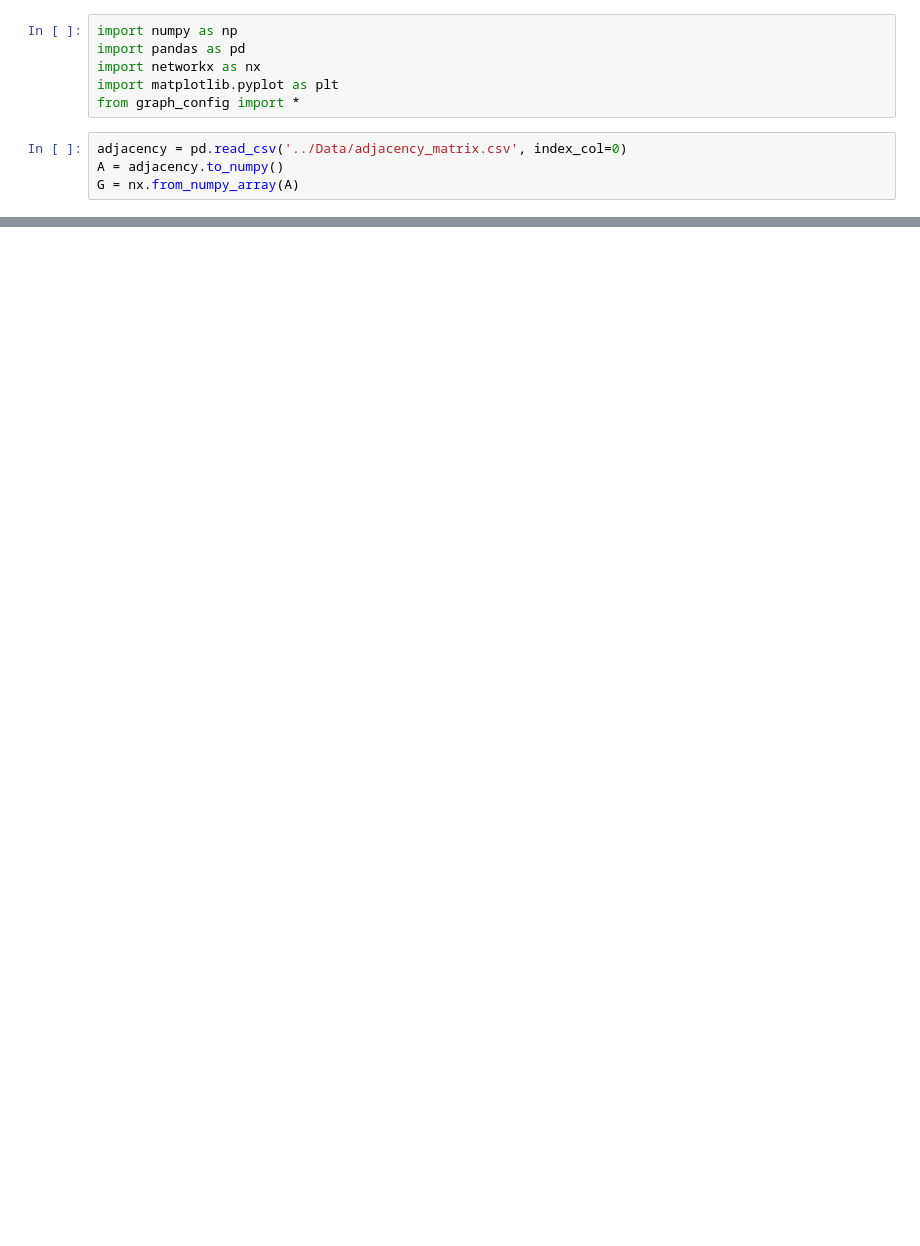
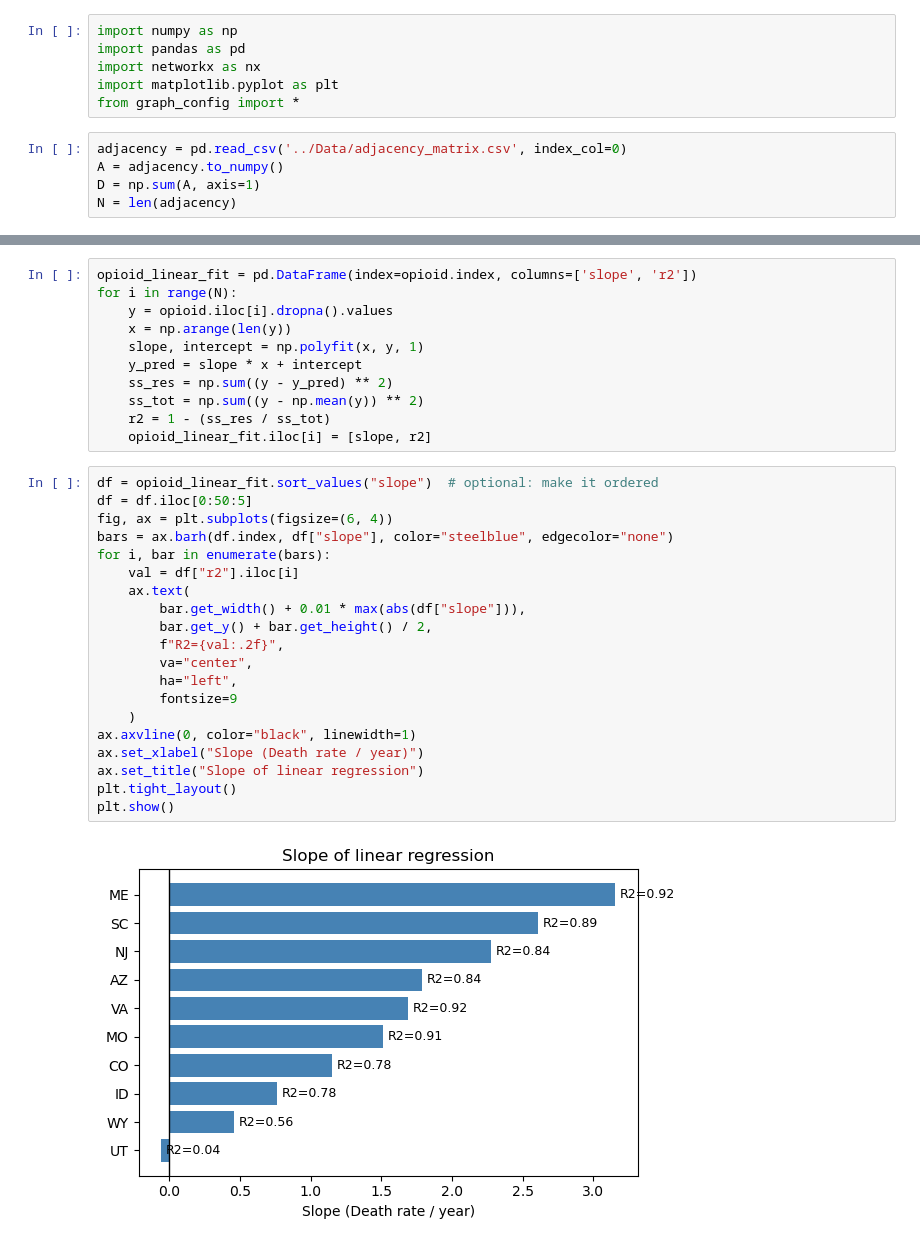
Before and after one commit to SiqiLiu-Math/OpioidGeography, a Jupyter notebook: Model/plot_data.ipynb, the cells around one changed output, grey strips where cells are left out. Cells and saved outputs as stored; diff of their text form; blank space fills up the shorter version.

```diff
--- a/Model/plot_data.ipynb
+++ b/Model/plot_data.ipynb
@@ -7,5 +7,6 @@ from graph_config import *
 # %%
 adjacency = pd.read_csv('../Data/adjacency_matrix.csv', index_col=0)
 A = adjacency.to_numpy()
-G = nx.from_numpy_array(A)
+D = np.sum(A, axis=1)
+N = len(adjacency)
 # %%
@@ -15,0 +31,33 @@ plt.show()
+# %%
+opioid_linear_fit = pd.DataFrame(index=opioid.index, columns=['slope', 'r2'])
+for i in range(N):
+    y = opioid.iloc[i].dropna().values
+    x = np.arange(len(y))
+    slope, intercept = np.polyfit(x, y, 1)
+    y_pred = slope * x + intercept
+    ss_res = np.sum((y - y_pred) ** 2)
+    ss_tot = np.sum((y - np.mean(y)) ** 2)
+    r2 = 1 - (ss_res / ss_tot)
+    opioid_linear_fit.iloc[i] = [slope, r2]
+# %%
+df = opioid_linear_fit.sort_values("slope")  # optional: make it ordered
+df = df.iloc[0:50:5]
+fig, ax = plt.subplots(figsize=(6, 4))
+bars = ax.barh(df.index, df["slope"], color="steelblue", edgecolor="none")
+for i, bar in enumerate(bars):
+    val = df["r2"].iloc[i]
+    ax.text(
+        bar.get_width() + 0.01 * max(abs(df["slope"])),
+        bar.get_y() + bar.get_height() / 2,
+        f"R2={val:.2f}",
+        va="center",
+        ha="left",
+        fontsize=9
+    )
+ax.axvline(0, color="black", linewidth=1)
+ax.set_xlabel("Slope (Death rate / year)")
+ax.set_title("Slope of linear regression")
+plt.tight_layout()
+plt.show()
+# %% [output]
+[figure, added]
```
Also changed, not shown: parts of 5 cells of this notebook, 3 other files.
